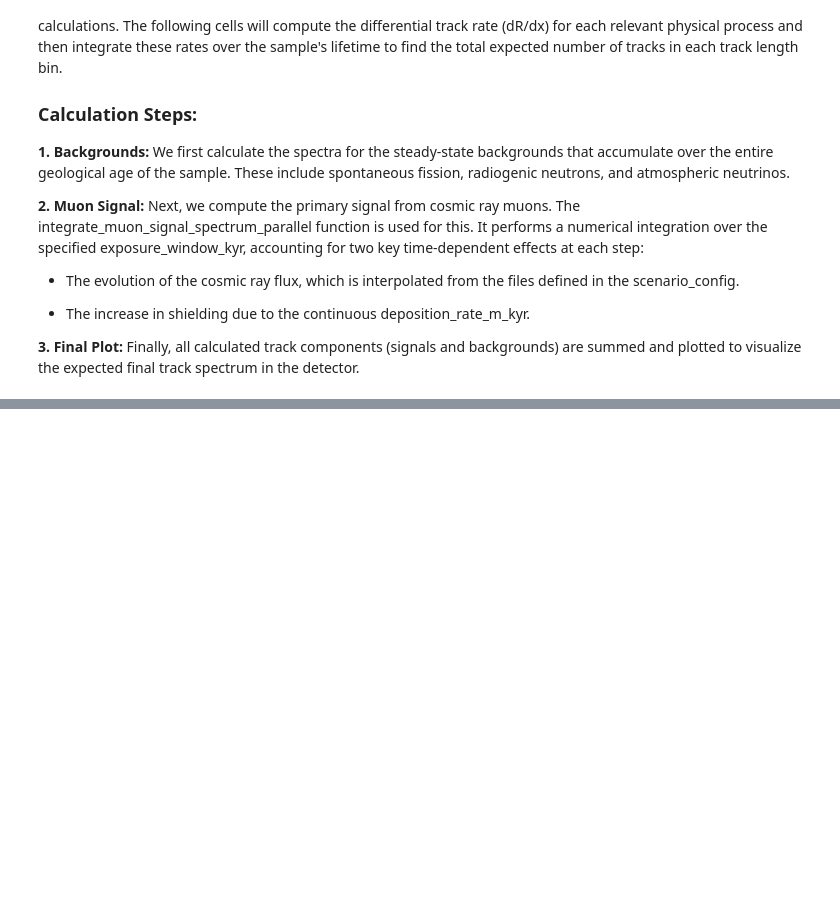
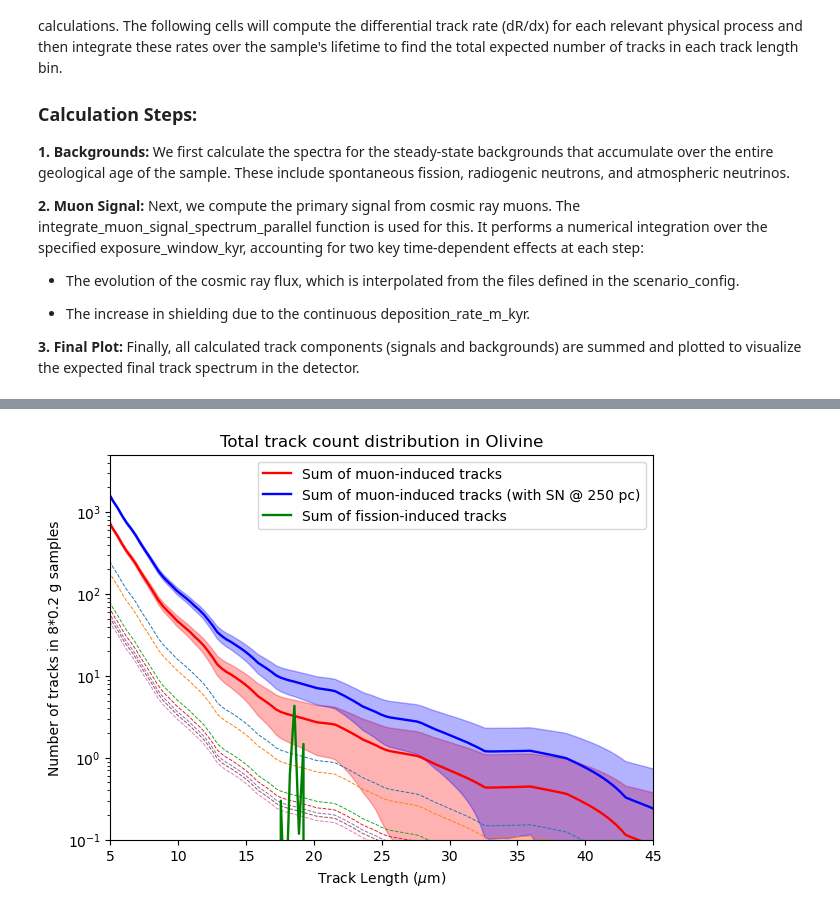
Before and after one commit to cgalelli/PrimusCode, a Jupyter notebook: Primus_analysis.ipynb, the cells around one changed output, grey strips where cells are left out. Drawn from its saved outputs; the diff is of its cells as text; code cells hidden in the pictures; blank space fills up the shorter version.

```diff
--- a/Primus_analysis.ipynb
+++ b/Primus_analysis.ipynb
@@ -222,2 +287,2 @@ total_muon_tracks = np.array([mineral.integrate_muon_signal_spectrum_parallel(x_
 # %%
-total_muon_tracks_SN100 = np.array([mineral.integrate_muon_signal_spectrum_parallel(x_bins, scenario_config=scenario_config_SN100[i], energy_bins_gev=CONFIG["geant4_energy_bins_gev"], exposure_window_kyr=age, sample_mass_kg = CONFIG['sample_mass_kg']) for i, age in enumerate(exposure_times)])
+total_muon_tracks_SN250 = np.array([mineral.integrate_muon_signal_spectrum_parallel(x_bins, scenario_config=scenario_config_SN250[i], energy_bins_gev=CONFIG["geant4_energy_bins_gev"], exposure_window_kyr=age, sample_mass_kg = CONFIG['sample_mass_kg'], nsteps=int(age)) for i, age in enumerate(exposure_times)])
@@ -243,23 +436,29 @@ summed_SN100 = np.sum(total_muon_tracks_SN100[..., 15:], axis=-1)
 # %%
+fig, ax = plt.subplots(figsize=[7, 5])
+
+
 for i, name in enumerate(names):
-    plt.plot(x_mids/1000, total_muon_tracks[i], linestyle='--', linewidth=0.7)
+    ax.plot(x_mids/1000, total_muon_tracks[i], linestyle='--', linewidth=0.7)
 
 sum_muons = np.sum(total_muon_tracks, axis=0)
-sum_muons_SN100 = np.sum(total_muon_tracks_SN100, axis=0)
+sum_muons_SN250 = np.sum(total_muon_tracks_SN250, axis=0)
 
-plt.plot(x_mids/1000, sum_muons, label=f"Sum of muon-induced tracks", linewidth=1.7, color='Black')
-plt.plot(x_mids/1000, sum_muons_SN100, label=f"Sum of muon-induced tracks (with SN 100 pc)", linewidth=1.7, color='Blue')
-plt.plot(x_mids/1000, np.sum(total_fission_tracks, axis=0), label=f"Sum of fission-induced tracks")
-plt.fill_between(x_mids/1000, sum_muons-np.sqrt(sum_muons), sum_muons+np.sqrt(sum_muons), color='gray', alpha=0.3)
-plt.fill_between(x_mids/1000, sum_muons_SN100-np.sqrt(sum_muons_SN100), sum_muons_SN100+np.sqrt(sum_muons_SN100), color='blue', alpha=0.3)
 
-plt.title(f"Total track count distribution in {CONFIG['mineral_name']}")
-plt.xlabel(r"Track Length ($\mu$m)")
-plt.ylabel(r"Number of tracks in 10 g sample")
-plt.yscale("log")
-plt.ylim(1e0, 2e4)
-plt.xlim(5, 45)
-plt.legend()
+ax.plot(x_mids/1000, sum_muons, label=f"Sum of muon-induced tracks", linewidth=1.7, color='Red')
+ax.plot(x_mids/1000, sum_muons_SN250, label=f"Sum of muon-induced tracks (with SN @ 250 pc)", linewidth=1.7, color='Blue')
+ax.plot(x_mids/1000, np.sum(total_fission_tracks, axis=0), label=f"Sum of fission-induced tracks", color='green', linewidth=1.7)
+ax.fill_between(x_mids/1000, sum_muons-np.sqrt(sum_muons), sum_muons+np.sqrt(sum_muons), color='red', alpha=0.3)
+ax.fill_between(x_mids/1000, sum_muons_SN250-np.sqrt(sum_muons_SN250), sum_muons_SN250+np.sqrt(sum_muons_SN250), color='blue', alpha=0.3)
+
+ax.set_title(f"Total track count distribution in {CONFIG['mineral_name']}")
+ax.set_xlabel(r"Track Length ($\mu$m)")
+ax.set_ylabel(r"Number of tracks in 8*0.2 g samples")
+ax.set_yscale("log")
+ax.set_ylim(1e-1, 5e3)
+ax.set_xlim(5, 45)
+ax.legend()
 plt.savefig("Plots/total_tracks_collection.png", dpi=500)
 plt.show()
+# %% [output]
+[figure, added]
 # %%
```
Also changed, not shown: parts of 17 cells of this notebook, 4 other files.
